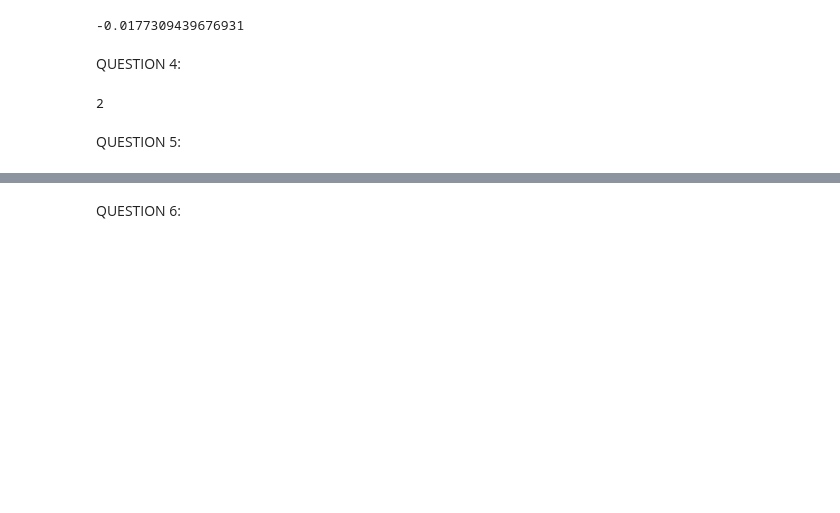
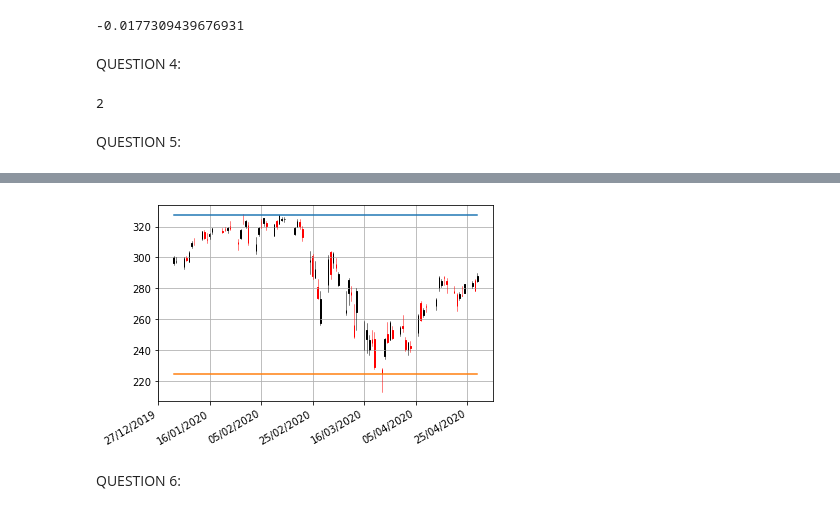
Before and after one commit to khalilacheche/Stocks-Analyser-Fetcher, a Jupyter notebook: main.ipynb, the cells around one changed output, grey strips where cells are left out. Drawn from its saved outputs; the diff is of its cells as text; code cells hidden in the pictures; blank space fills up the shorter version.

```diff
--- a/main.ipynb
+++ b/main.ipynb
@@ -30,11 +19,12 @@ if not os.path.isfile("session8.db"):
 SESSION8 = sqlite3.connect('session8.db') #creation de la connexion avec la BDD (rouge)
 cursor_SESSION8 = SESSION8.cursor()
 
+liste_tickers='"GOOGL","AAPL","FB","AMZN","MSFT","CHIK","BSCP","MHD","LABU","AUSF"'
 query = '''
   SELECT name, gsector, ticker
   FROM Companies
-  WHERE ticker IN ("GOOGL", "AMZN", "FB", "AAPL", "IDMO", "FFR", "TECTP","XTN", "FCAN", "MSFT")
-'''
+  WHERE ticker IN ('''+liste_tickers+')'
+
 information_from_session8 = pd.read_sql_query(query,SESSION8)
 
 print(information_from_session8)
@@ -344,8 +335,10 @@ print(nbVar("AAPL",datetime(2020, 1, 13),datetime(2020, 1, 15),1))
 # %% [markdown]
 QUESTION 5:
 # %%
-#!pip install plotly
-import plotly.graph_objects as go
+import matplotlib as mpl
+import matplotlib.pyplot as plt
+import mplfinance as mpf
+from mplfinance.original_flavor import candlestick_ohlc
 def draw_graph (ticker, date_debut,date_fin):
     query = '''
       SELECT open_price,close_price,high_price,low_price,date
@@ -354,42 +347,23 @@ def draw_graph (ticker, date_debut,date_fin):
     PROJET = sqlite3.connect('PROJET.db')
     cursor_PROJET = PROJET.cursor()
     df=pd.read_sql_query(query,PROJET)
-    layout =dict(
-        xaxis=go.layout.XAxis(rangeslider=dict (visible = False)),
 
-    )
     max_value=df[["open_price","close_price"]].max().max()
     min_value=df[["open_price","close_price"]].min().min()
-    fig = go.Figure(data=[go.Candlestick(x=df['date'],
-                open=df['open_price'],
-                high=df['high_price'],
-                low=df['low_price'],
-                close=df['close_price'])],layout=layout)
-    fig.add_shape(
-            type="line",
-            x0=df['date'][0],
-            y0=max_value,
-            x1=df['date'].iloc[-1],
-            y1=max_value,
-            line=dict(
-                color="orange",
-                width=1,
-                dash="dashdot",
-            ),
-    )
-    fig.add_shape(
-            type="line",
-            x0=df['date'][0],
-            y0=min_value,
-            x1=df['date'].iloc[-1],
-            y1=min_value,
-            line=dict(
-                color="orange",
-                width=1,
-                dash="dashdot",
-            ),
-    )
-    fig.show()
+    #####Affichage
+    date_format = mpl.dates.DateFormatter('%d/%m/%Y')
+    df.date=mpl.dates.date2num(pd.to_datetime(df.date))
+    df.index=df.date
+    fig, ax_candles = plt.subplots()
+    quot=df[['date','open_price','high_price','low_price','close_price']].values.tolist()
+    candlestick_ohlc(ax_candles, quotes=quot)
+    ax_candles.plot([df['date'].iloc[0],df['date'].iloc[-1]],[max_value,max_value])
+    ax_candles.plot([df['date'].iloc[0],df['date'].iloc[-1]],[min_value,min_value])
+    ax_candles.autoscale_view()
+    ax_candles.grid(True)
+    ax_candles.xaxis.set_major_formatter(date_format)
+    fig.autofmt_xdate()
+    plt.show()
 
 draw_graph("AAPL",datetime(2020, 1, 1),datetime.now())
 # %% [output]
@@ -397,3 +370,4 @@ draw_graph("AAPL",datetime(2020, 1, 1),datetime.now())
+[figure, added]
 # %% [markdown]
 QUESTION 6:
 # %%
```
Also changed, not shown: parts of 17 cells of this notebook.
